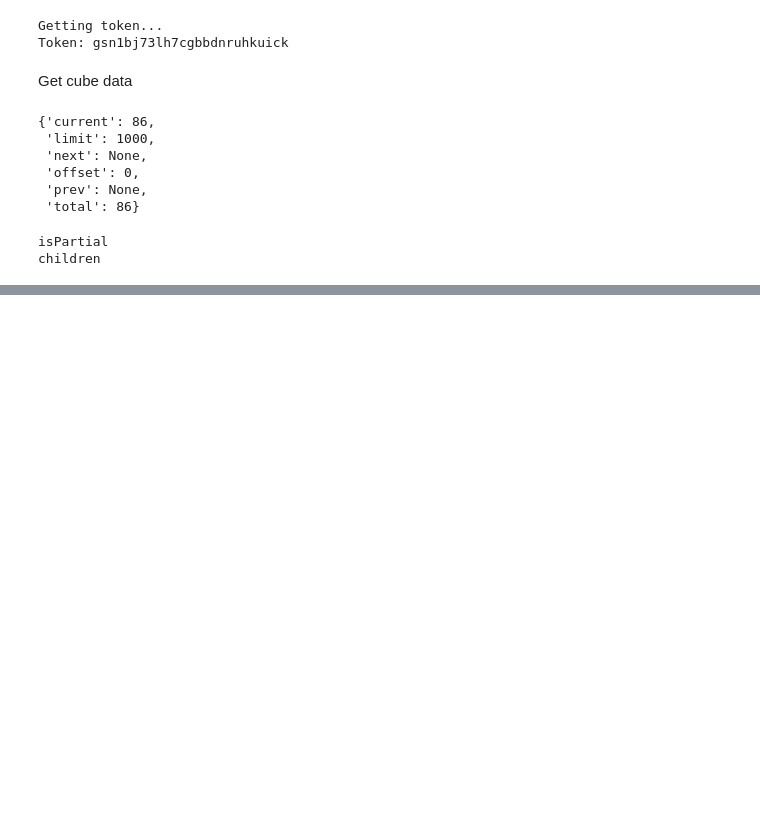
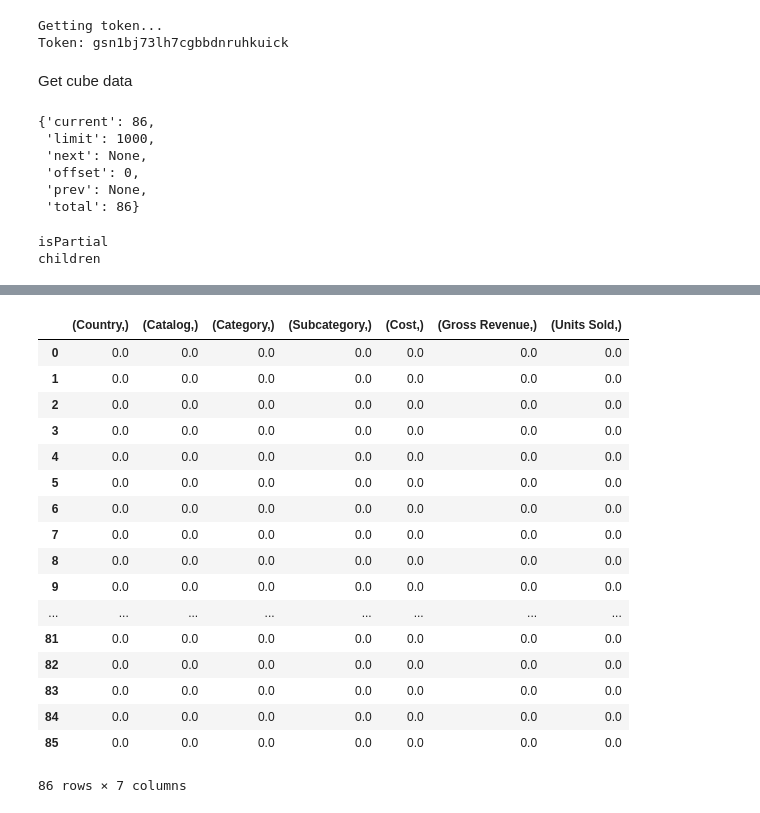
Before and after one commit to tatwan/MicroStrategy-Python-REST-API, a Jupyter notebook: MicroStrategy REST API Python.ipynb, the cells around one changed output, grey strips where cells are left out. Saved outputs shown, nothing was run; the diff lists cells and outputs as text; code cells hidden in the pictures; blank space fills up the shorter version.

```diff
--- a/MicroStrategy REST API Python.ipynb
+++ b/MicroStrategy REST API Python.ipynb
@@ -335,4 +336,5 @@ for i in attr:
 for i in mtrcs:
     reportObjects = reportObjects.append(pd.DataFrame({'ObjectName': [i['name']], 'Type': [i['type']], 'ID': [i['id']]}), ignore_index=True)
 
-reportObjects
+attrNames = reportObjects[reportObjects['Type'] == 'Attribute'].iloc[:,1:2]
+mtrcNames = reportObjects[reportObjects['Type'] == 'Metric'].iloc[:,1:2]
@@ -557,0 +549,8 @@ parsed_rows
+# %%
+_cubeId = r.json()['id']
+_cubeInstanceId = r.json()['instanceId']
+_cubeName = r.json()['name']
+print("Cube Info \nCube ID: \t{}\nCube Instance:\t{}\nCube Name:\t{}".format(_cubeId, cubeInstance_id, _cubeName))
+
+totalRecords = r.json()['result']['data']['paging']['total']
+print('Number of Rows returned: {}'.format(totalRecords))
@@ -557,0 +640,23 @@ parsed_rows
+# %%
+zero_data = np.zeros(shape=(totalRecords, len(mtrcNames)+len(attrNames)))
+df = pd.DataFrame(zero_data, columns= pd.concat([attrNames, mtrcNames]))
+df
+# %% [output]
+|  | (Country,) | (Catalog,) | (Category,) | (Subcategory,) | (Cost,) | (Gross Revenue,) | (Units Sold,) |
+| 0 | 0.0 | 0.0 | 0.0 | 0.0 | 0.0 | 0.0 | 0.0 |
+| 1 | 0.0 | 0.0 | 0.0 | 0.0 | 0.0 | 0.0 | 0.0 |
+| 2 | 0.0 | 0.0 | 0.0 | 0.0 | 0.0 | 0.0 | 0.0 |
+| 3 | 0.0 | 0.0 | 0.0 | 0.0 | 0.0 | 0.0 | 0.0 |
+| 4 | 0.0 | 0.0 | 0.0 | 0.0 | 0.0 | 0.0 | 0.0 |
+| 5 | 0.0 | 0.0 | 0.0 | 0.0 | 0.0 | 0.0 | 0.0 |
+| 6 | 0.0 | 0.0 | 0.0 | 0.0 | 0.0 | 0.0 | 0.0 |
+| 7 | 0.0 | 0.0 | 0.0 | 0.0 | 0.0 | 0.0 | 0.0 |
+| 8 | 0.0 | 0.0 | 0.0 | 0.0 | 0.0 | 0.0 | 0.0 |
+| 9 | 0.0 | 0.0 | 0.0 | 0.0 | 0.0 | 0.0 | 0.0 |
+| ... | ... | ... | ... | ... | ... | ... | ... |
+| 81 | 0.0 | 0.0 | 0.0 | 0.0 | 0.0 | 0.0 | 0.0 |
+| 82 | 0.0 | 0.0 | 0.0 | 0.0 | 0.0 | 0.0 | 0.0 |
+| 83 | 0.0 | 0.0 | 0.0 | 0.0 | 0.0 | 0.0 | 0.0 |
+| 84 | 0.0 | 0.0 | 0.0 | 0.0 | 0.0 | 0.0 | 0.0 |
+| 85 | 0.0 | 0.0 | 0.0 | 0.0 | 0.0 | 0.0 | 0.0 |
+86 rows × 7 columns
```
Also changed, not shown: parts of 16 cells of this notebook, 1 other file.
